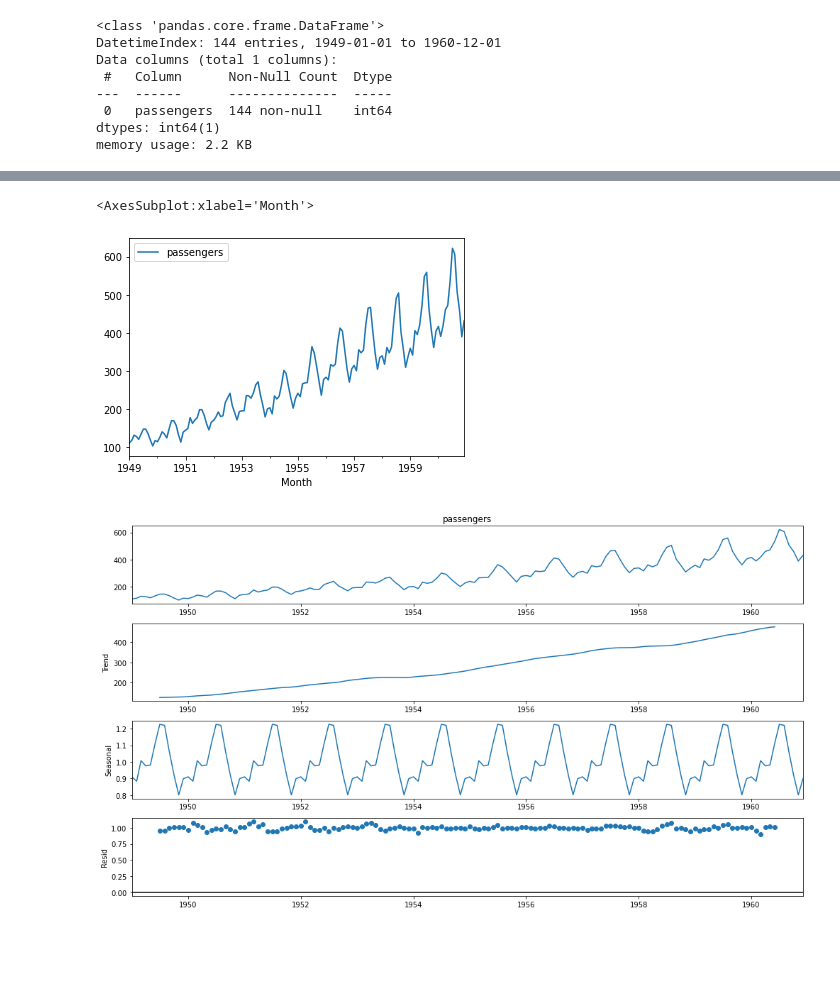
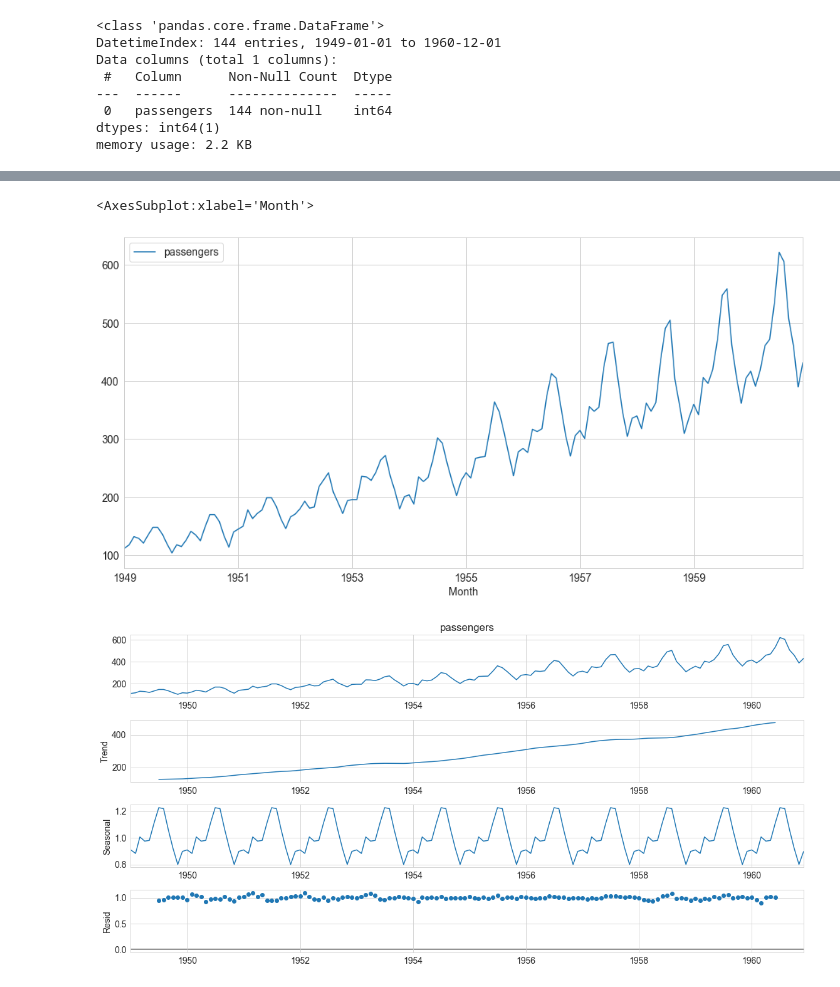
Before and after one commit to luiul/tsa, a Jupyter notebook: course-nb/04-statsmodel.ipynb, the cells around one changed output, grey strips where cells are left out. Cells and saved outputs as stored; diff of their text form; code cells hidden in the pictures; blank space fills up the shorter version.

```diff
--- a/course-nb/04-statsmodel.ipynb
+++ b/course-nb/04-statsmodel.ipynb
@@ -13,3 +13,12 @@ from datetime import datetime
 # from matplotlib.dates import DateFormatter
 # from matplotlib import dates
 # import matplotlib.dates as mdates
+# %%
+# import numpy as np
+import pylab
+import seaborn as sns
+# import statsmodels.api as sm
+
+sns.set_style("whitegrid")
+pylab.rc("figure", figsize=(16, 8))
+pylab.rc("font", size=14)
@@ -164,3 +173,5 @@ df['passengers'] = df['Thousands of Passengers']
+# %%
+df['passengers'] = df['Thousands of Passengers']
 # %%
 df.drop('Thousands of Passengers',axis=1,inplace=True)
 # %%
@@ -178,7 +206,7 @@ memory usage: 2.2 KB
 df.plot()
 # %% [output]
 <AxesSubplot:xlabel='Month'>
-[figure, old version]
+[figure, new version]
 # %%
 res = seasonal_decompose(df.passengers,model='multiplicative')
 # %%
@@ -188,10 +216,10 @@ res = seasonal_decompose(df.passengers,model='multiplicative')
 # %%
 # res.resid
 # %%
-from pylab import rcParams
-rcParams['figure.figsize'] = (14,8)
+# from pylab import rcParams
+# rcParams['figure.figsize'] = (14,8)
 
 res.plot();
 # %% [output]
-[figure, old version]
+[figure, new version]
 # %%
```
Also changed, not shown: parts of 17 cells of this notebook, 1 other file.
